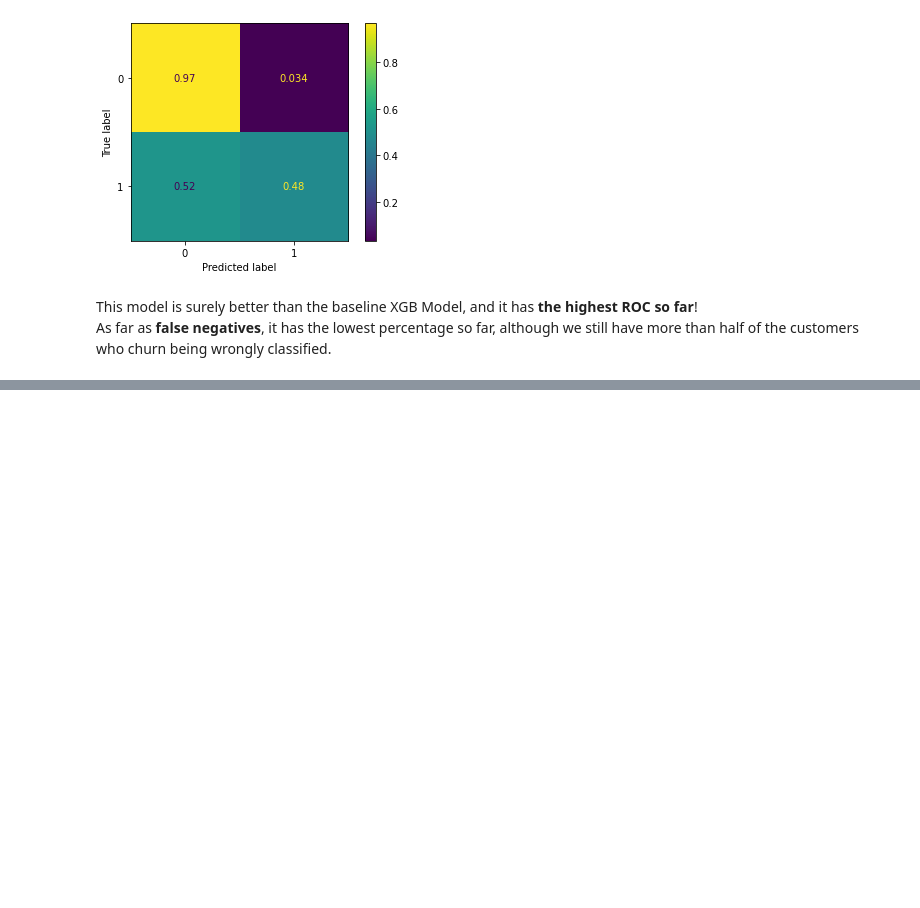
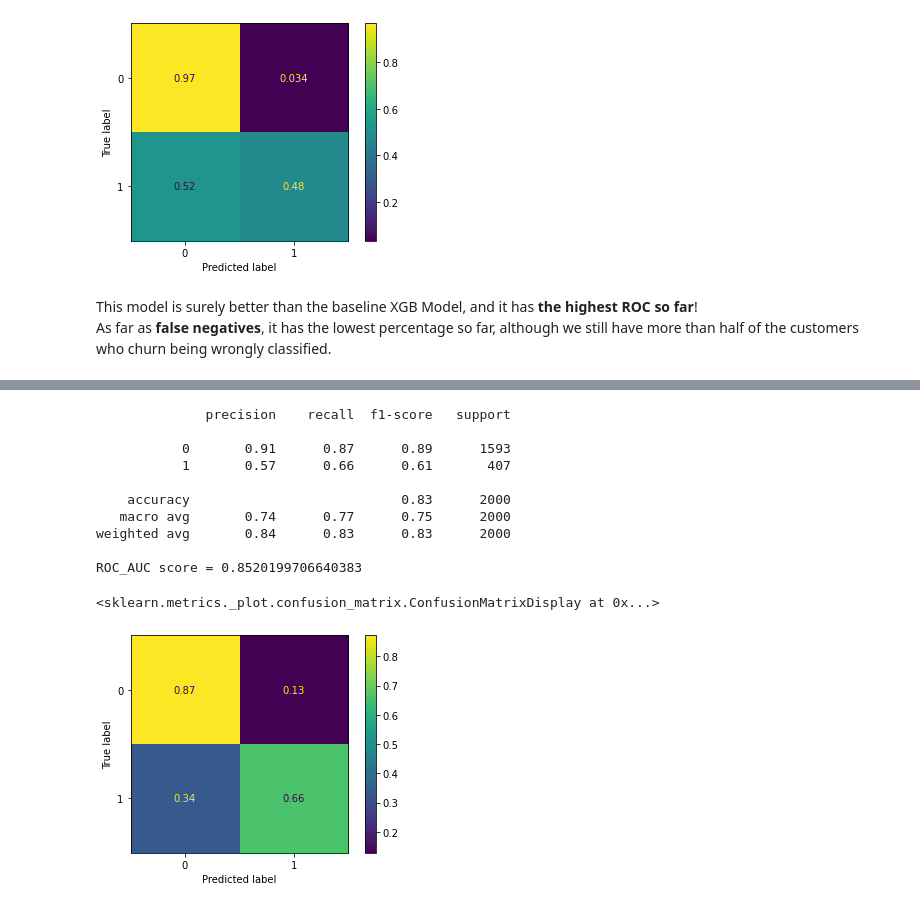
Before and after one commit to gperbone/Bank_Customer_Churn, a Jupyter notebook: bank_churn.ipynb, the cells around one changed output, grey strips where cells are left out. Drawn from its saved outputs; the diff is of its cells as text; code cells hidden in the pictures; blank space fills up the shorter version.

```diff
--- a/bank_churn.ipynb
+++ b/bank_churn.ipynb
@@ -918,0 +948,24 @@ dtype: float32
+# %%
+espaco_hiper = {
+    'estimador__learning_rate': [0.01, 0.1, 0.15, 0.2],
+    'estimador__alpha': [0.01, 0.3, 0.8, 1],
+    'estimador__colsample_bytree': [0.1, 0.4, 0.8, 1]
+}
+
+cv = StratifiedKFold(n_splits=5, shuffle=True, random_state=42)
+
+randomized_xgb_ovr = RandomizedSearchCV(
+    estimator=pipe_xgb_ovr,
+    param_distributions=espaco_hiper,
+    scoring='roc_auc',
+    cv=cv,
+    verbose=3,
+    random_state=42
+)
+
+randomized_xgb_ovr.fit(X_train, y_train)
+
+y_pred = randomized_xgb_ovr.predict(X_test)
+print(classification_report(y_test, y_pred))
+
+randomized_xgb_ovr.best_params_
@@ -918,0 +993,28 @@ dtype: float32
+# %%
+pipe_xgb_ovr_opt = Pipeline([
+    ('pre_process', pipe_pre_processor),
+    ('estimador', XGBClassifier(learning_rate= 0.15, colsample_bytree=0.8, alpha=1, random_state=42))
+])
+
+pipe_xgb_ovr_opt.fit(X_train, y_train)
+
+y_pred = pipe_xgb_ovr_opt.predict(X_test)
+print(classification_report(y_test, y_pred))
+
+roc = roc_auc_score(y_test, pipe_xgb_ovr_opt.predict_proba(X_test)[:,1])
+print(f'ROC_AUC score = {roc}')
+
+ConfusionMatrixDisplay(confusion_matrix(y_test, y_pred, normalize='true')).plot()
+# %% [output]
+              precision    recall  f1-score   support
+
+           0       0.91      0.87      0.89      1593
+           1       0.57      0.66      0.61       407
+
+    accuracy                           0.83      2000
+   macro avg       0.74      0.77      0.75      2000
+weighted avg       0.84      0.83      0.83      2000
+
+ROC_AUC score = 0.8520199706640383
+<sklearn.metrics._plot.confusion_matrix.ConfusionMatrixDisplay at 0x...>
+[figure, added]
```
Also changed, not shown: parts of 48 cells of this notebook, 1 other file.
